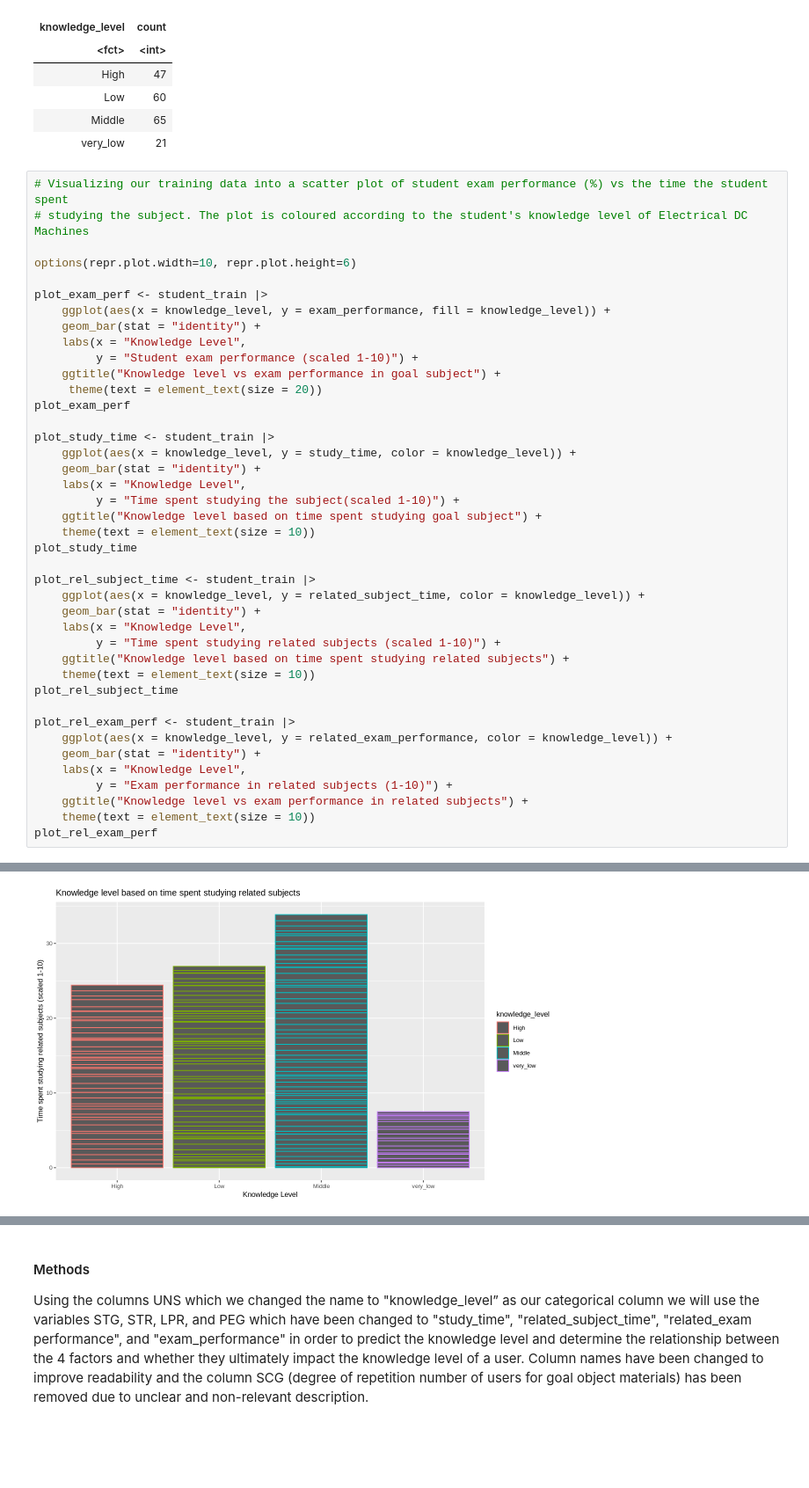
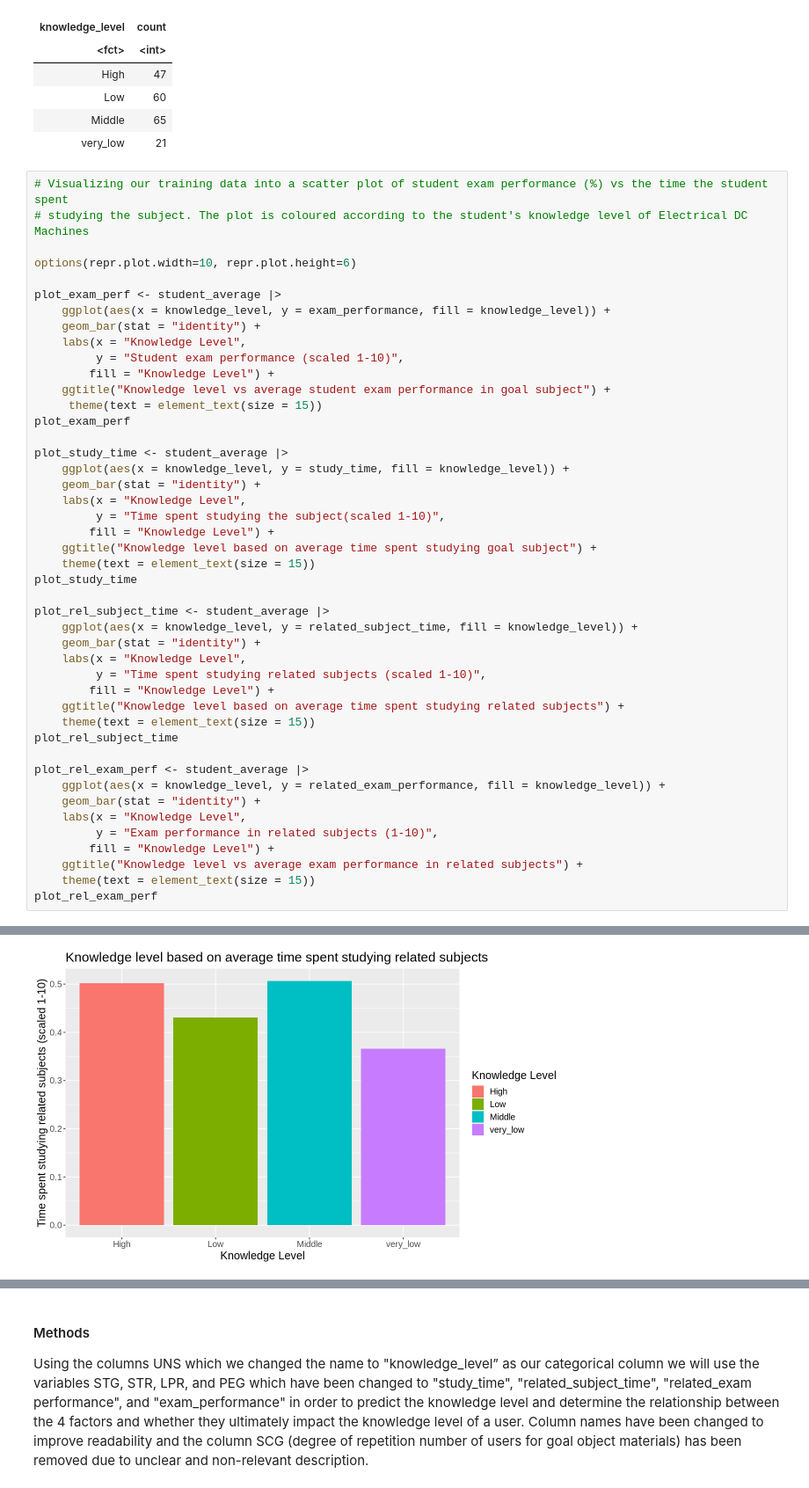
Before and after one commit to maywilsdon/dsci-100-2023s1-group-20, a Jupyter notebook: proposal.ipynb, the cells around one changed output, grey strips where cells are left out. Shown: that part at 88% size. Saved outputs shown, nothing was run; the diff lists cells and outputs as text; blank space fills up the shorter version.

Commit message:
Changed graphs to use mean value

```diff
--- a/proposal.ipynb
+++ b/proposal.ipynb
@@ -102,39 +120,43 @@ A tibble: 4 × 2
 
 options(repr.plot.width=10, repr.plot.height=6)
 
-plot_exam_perf <- student_train |>
+plot_exam_perf <- student_average |>
     ggplot(aes(x = knowledge_level, y = exam_performance, fill = knowledge_level)) +
     geom_bar(stat = "identity") +
     labs(x = "Knowledge Level",
-         y = "Student exam performance (scaled 1-10)") +
-    ggtitle("Knowledge level vs exam performance in goal subject") +
-     theme(text = element_text(size = 20))
+         y = "Student exam performance (scaled 1-10)",
+        fill = "Knowledge Level") +
+    ggtitle("Knowledge level vs average student exam performance in goal subject") +
+     theme(text = element_text(size = 15))
 plot_exam_perf
 
-plot_study_time <- student_train |>
-    ggplot(aes(x = knowledge_level, y = study_time, color = knowledge_level)) +
+plot_study_time <- student_average |>
+    ggplot(aes(x = knowledge_level, y = study_time, fill = knowledge_level)) +
     geom_bar(stat = "identity") +
     labs(x = "Knowledge Level",
-         y = "Time spent studying the subject(scaled 1-10)") +
-    ggtitle("Knowledge level based on time spent studying goal subject") +
-    theme(text = element_text(size = 10))
+         y = "Time spent studying the subject(scaled 1-10)",
+        fill = "Knowledge Level") +
+    ggtitle("Knowledge level based on average time spent studying goal subject") +
+    theme(text = element_text(size = 15))
 plot_study_time
 
-plot_rel_subject_time <- student_train |>
-    ggplot(aes(x = knowledge_level, y = related_subject_time, color = knowledge_level)) +
+plot_rel_subject_time <- student_average |>
+    ggplot(aes(x = knowledge_level, y = related_subject_time, fill = knowledge_level)) +
     geom_bar(stat = "identity") +
     labs(x = "Knowledge Level",
-         y = "Time spent studying related subjects (scaled 1-10)") +
-    ggtitle("Knowledge level based on time spent studying related subjects") +
-    theme(text = element_text(size = 10))
+         y = "Time spent studying related subjects (scaled 1-10)",
+        fill = "Knowledge Level") +
+    ggtitle("Knowledge level based on average time spent studying related subjects") +
+    theme(text = element_text(size = 15))
 plot_rel_subject_time
 
-plot_rel_exam_perf <- student_train |>
-    ggplot(aes(x = knowledge_level, y = related_exam_performance, color = knowledge_level)) +
+plot_rel_exam_perf <- student_average |>
+    ggplot(aes(x = knowledge_level, y = related_exam_performance, fill = knowledge_level)) +
     geom_bar(stat = "identity") +
     labs(x = "Knowledge Level",
-         y = "Exam performance in related subjects (1-10)") +
-    ggtitle("Knowledge level vs exam performance in related subjects") +
-    theme(text = element_text(size = 10))
+         y = "Exam performance in related subjects (1-10)",
+        fill = "Knowledge Level") +
+    ggtitle("Knowledge level vs average exam performance in related subjects") +
+    theme(text = element_text(size = 15))
 plot_rel_exam_perf
 # %% [output]
@@ -143 +165 @@ plot_rel_exam_perf
-[figure, old version]
+[figure, new version]
```
Also changed, not shown: parts of 2 cells of this notebook.
